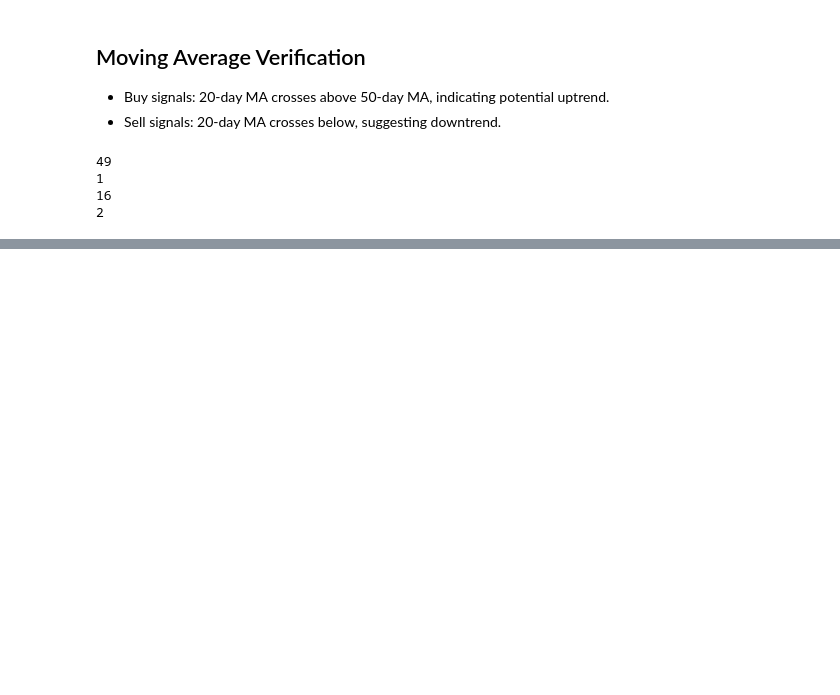
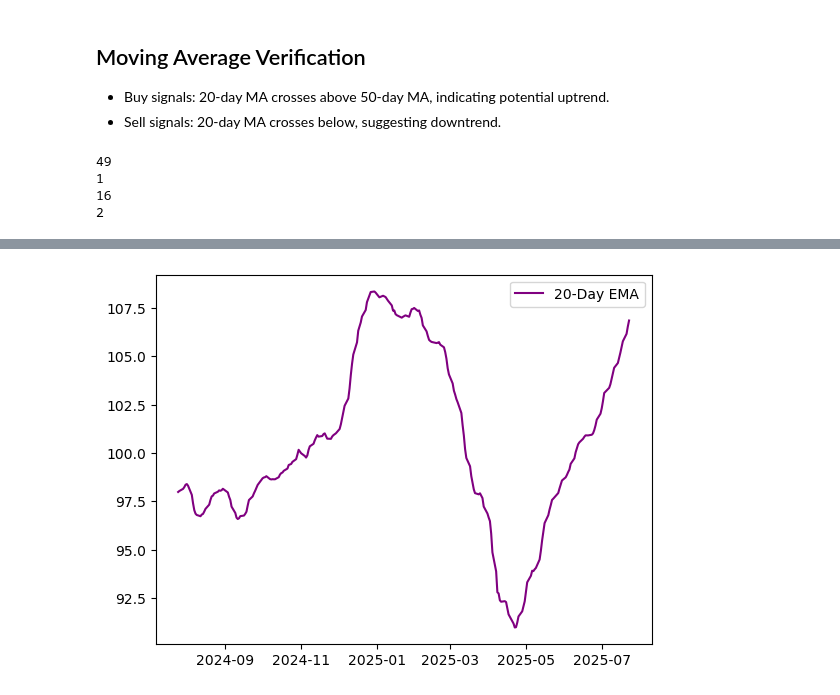
Before and after one commit to mhezie/Quant-Portfolio, a Jupyter notebook: Quant-Portfolio.ipynb, the cells around one changed output, grey strips where cells are left out. Cells and saved outputs as stored; diff of their text form; code cells hidden in the pictures; blank space fills up the shorter version.

Commit message:
Day 9: Portfolio optimization, GARCH volatility, LeetCode Trapping Rain Water

```diff
--- a/Quant-Portfolio.ipynb
+++ b/Quant-Portfolio.ipynb
@@ -900,0 +907,7 @@ print(maxArea([1, 2, 1]))                   # Expected: 2
+# %%
+ema20 = portfolio_value.ewm(span=20, adjust=False).mean()
+plt.plot(ema20.index, ema20, label="20-Day EMA", color='purple')
+plt.legend()
+plt.show()
+# %% [output]
+[figure, added]
```
Also changed, not shown: parts of 9 cells of this notebook.
